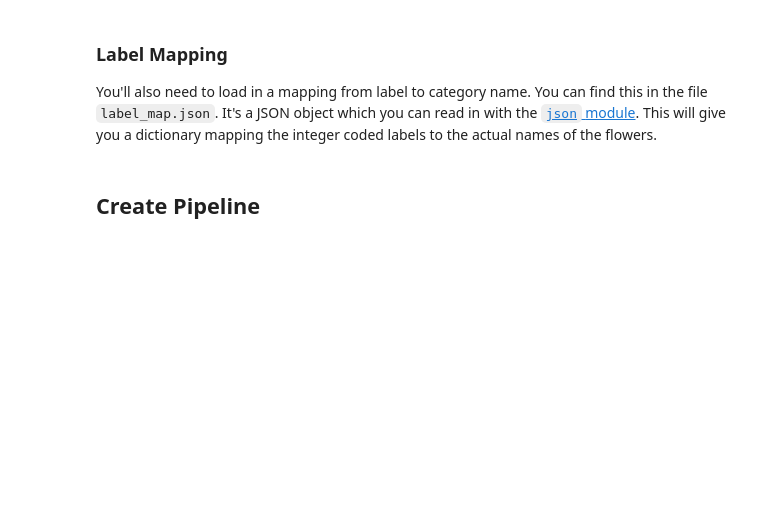
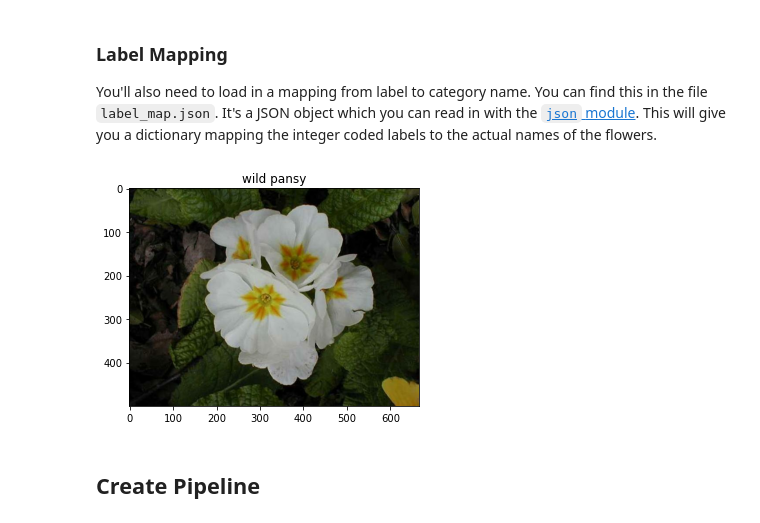
Before and after one commit to OS-Shoaib/TF-Image-classifier, a Jupyter notebook: Project_Image_Classifier_Project.ipynb, the cells around one changed output. Saved outputs shown, nothing was run; the diff lists cells and outputs as text; code cells hidden in the pictures; blank space fills up the shorter version.

```diff
--- a/Project_Image_Classifier_Project.ipynb
+++ b/Project_Image_Classifier_Project.ipynb
@@ -106,7 +164,13 @@ You'll also need to load in a mapping from label to category name. You can find
 with open('label_map.json', 'r') as f:
     class_names = json.load(f)
 # %%
-# TODO: Plot 1 image from the training set. Set the title
+# Plot 1 image from the training set. Set the title
 # of the plot to the corresponding class name.
+
+plt.imshow(img)
+plt.title(class_names[txt.astype(str)])
+plt.show()
+# %% [output]
+[figure, added]
 # %% [markdown]
 ## Create Pipeline
```
Also changed, not shown: parts of 11 cells of this notebook.
